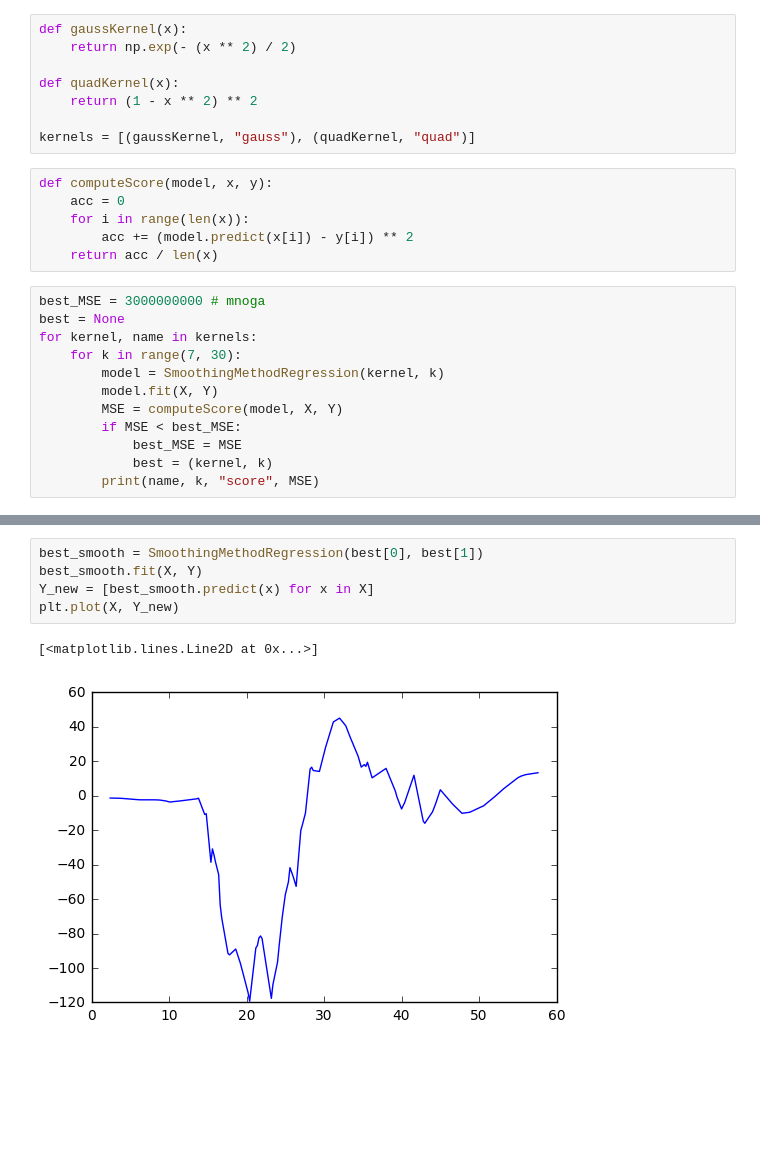
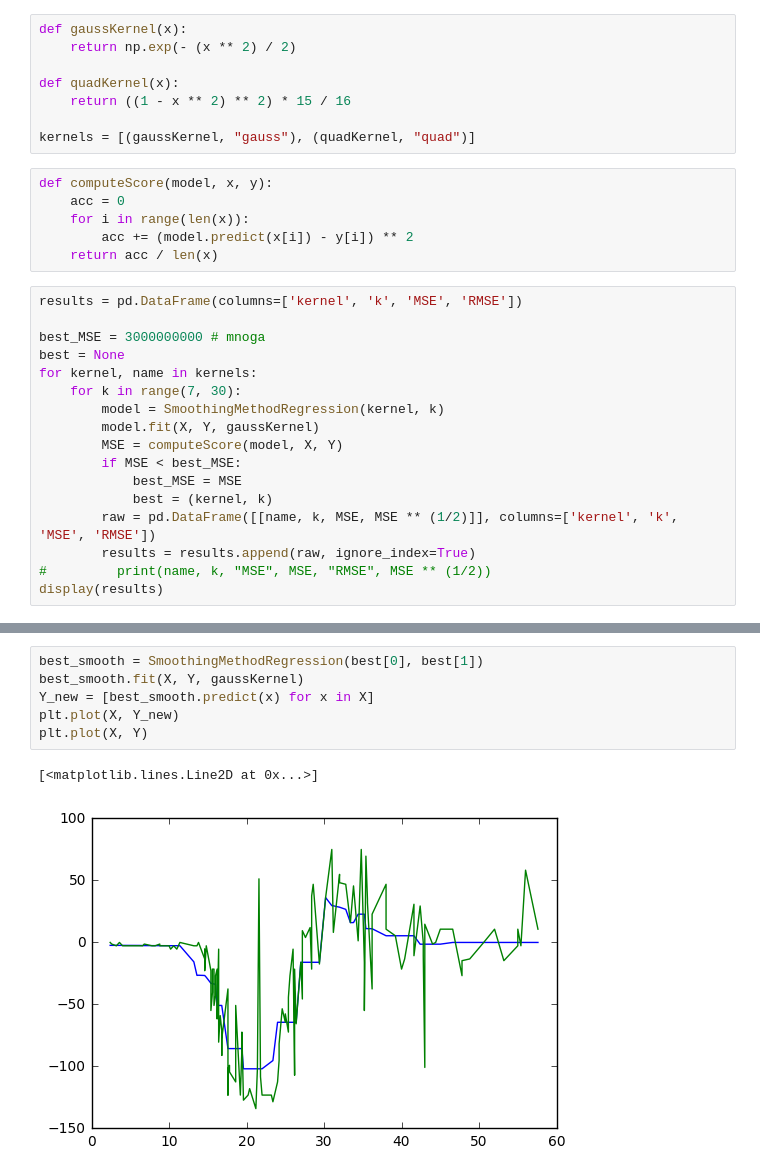
Before and after one commit to Au-Rikka/MachineLearning-Homeworks-2017, a Jupyter notebook: lab5/regression.ipynb, the cells around one changed output, grey strips where cells are left out. Drawn from its saved outputs; the diff is of its cells as text; blank space fills up the shorter version.

```diff
--- a/lab5/regression.ipynb
+++ b/lab5/regression.ipynb
@@ -62,7 +89,7 @@ def gaussKernel(x):
     return np.exp(- (x ** 2) / 2)
 
 def quadKernel(x):
-    return (1 - x ** 2) ** 2
+    return ((1 - x ** 2) ** 2) * 15 / 16
 
 kernels = [(gaussKernel, "gauss"), (quadKernel, "quad")]
 # %%
@@ -72,15 +99,20 @@ def computeScore(model, x, y):
         acc += (model.predict(x[i]) - y[i]) ** 2
     return acc / len(x)
 # %%
+results = pd.DataFrame(columns=['kernel', 'k', 'MSE', 'RMSE'])
+
 best_MSE = 3000000000 # mnoga
 best = None
 for kernel, name in kernels:
     for k in range(7, 30):
         model = SmoothingMethodRegression(kernel, k)
-        model.fit(X, Y)
+        model.fit(X, Y, gaussKernel)
         MSE = computeScore(model, X, Y)
         if MSE < best_MSE:
             best_MSE = MSE
             best = (kernel, k)
-        print(name, k, "score", MSE)
+        raw = pd.DataFrame([[name, k, MSE, MSE ** (1/2)]], columns=['kernel', 'k', 'MSE', 'RMSE'])
+        results = results.append(raw, ignore_index=True)
+#         print(name, k, "MSE", MSE, "RMSE", MSE ** (1/2))
+display(results)
 # %% [output]
@@ -104,8 +136,9 @@ quad 29 score 804.052571386
 # %%
 best_smooth = SmoothingMethodRegression(best[0], best[1])
-best_smooth.fit(X, Y)
+best_smooth.fit(X, Y, gaussKernel)
 Y_new = [best_smooth.predict(x) for x in X]
 plt.plot(X, Y_new)
+plt.plot(X, Y)
 # %% [output]
 [<matplotlib.lines.Line2D at 0x...>]
-[figure, old version]
+[figure, new version]
```
Also changed, not shown: parts of 3 cells of this notebook.
